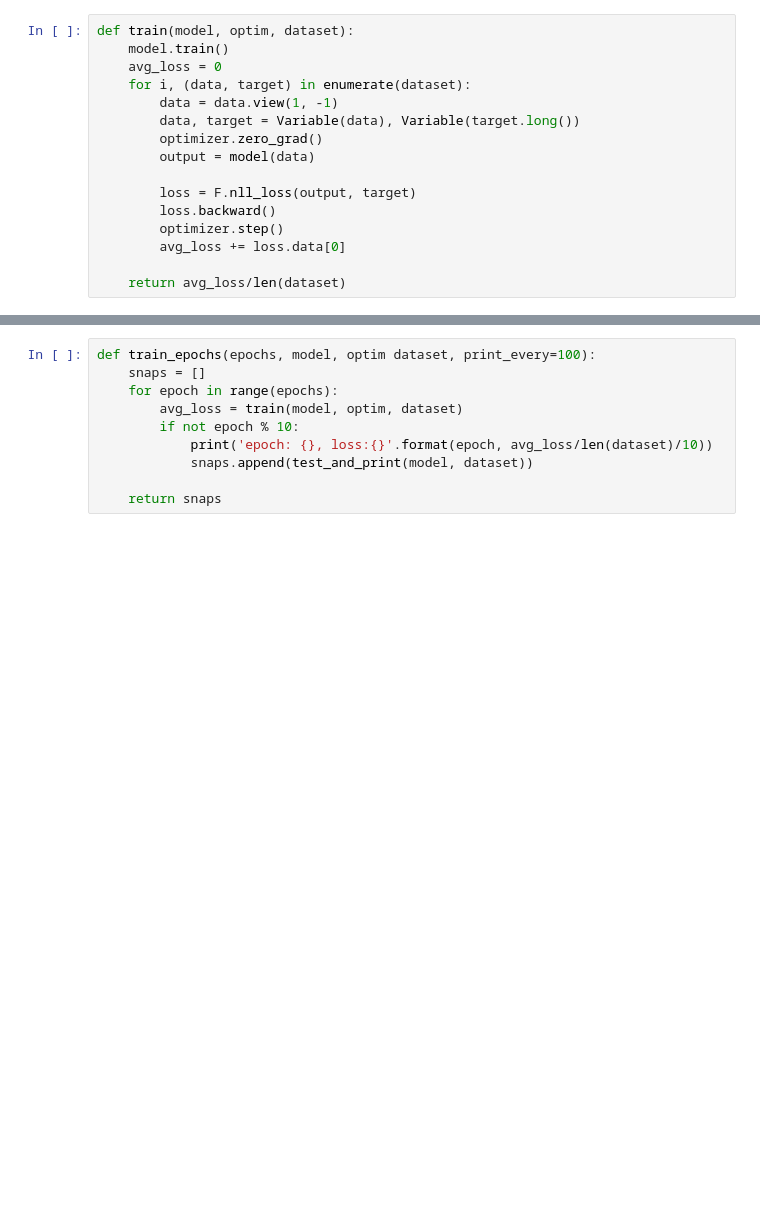
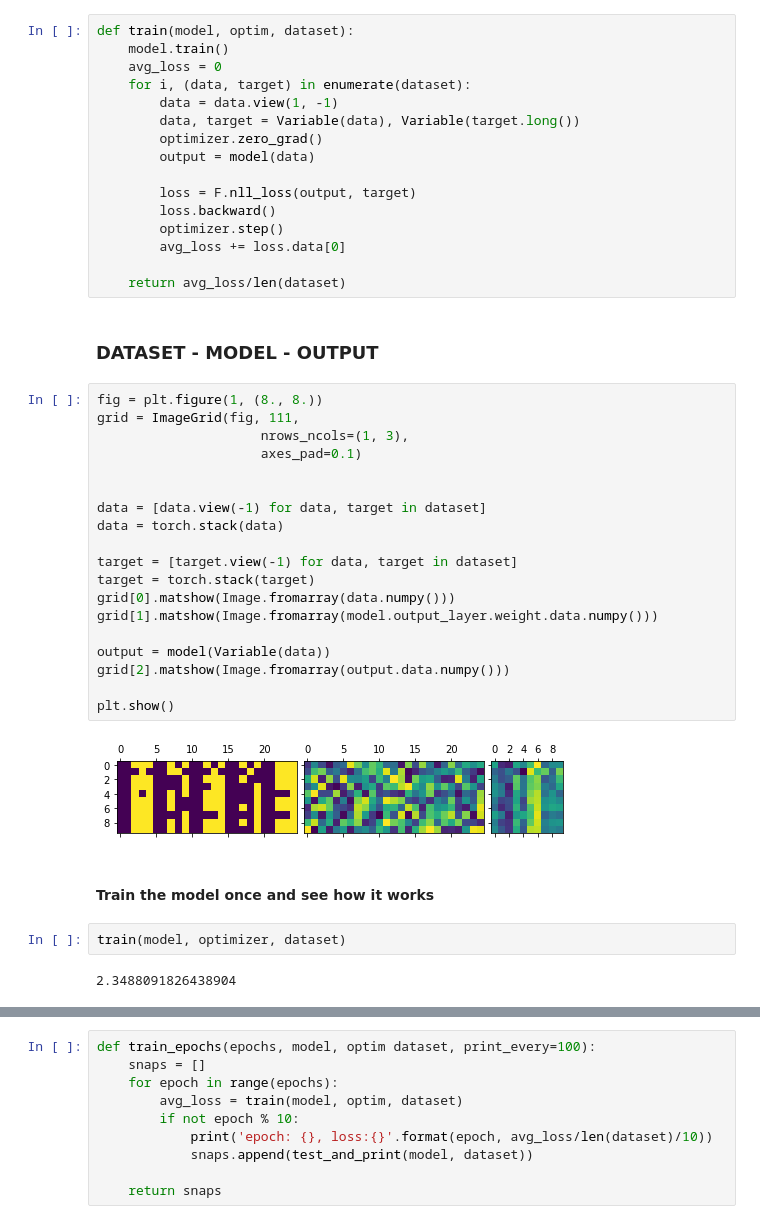
Before and after one commit to hbcbh1999/nn-basics, a Jupyter notebook: VanangamudiMNIST.ipynb, the cells around one changed output, grey strips where cells are left out. Drawn from its saved outputs; the diff is of its cells as text; blank space fills up the shorter version.

```diff
--- a/VanangamudiMNIST.ipynb
+++ b/VanangamudiMNIST.ipynb
@@ -133,3 +143,32 @@ def train(model, optim, dataset):
         avg_loss += loss.data[0]
 
     return avg_loss/len(dataset)
+# %% [markdown]
+### DATASET - MODEL - OUTPUT
+# %%
+fig = plt.figure(1, (8., 8.))
+grid = ImageGrid(fig, 111,
+                     nrows_ncols=(1, 3),
+                     axes_pad=0.1)
+
+
+data = [data.view(-1) for data, target in dataset]
+data = torch.stack(data)
+
+target = [target.view(-1) for data, target in dataset]
+target = torch.stack(target)
+grid[0].matshow(Image.fromarray(data.numpy()))
+grid[1].matshow(Image.fromarray(model.output_layer.weight.data.numpy()))
+
+output = model(Variable(data))
+grid[2].matshow(Image.fromarray(output.data.numpy()))
+
+plt.show()
+# %% [output]
+[figure, added]
+# %% [markdown]
+#### Train the model once and see how it works
+# %%
+train(model, optimizer, dataset)
+# %% [output]
+2.3488091826438904
```
Also changed, not shown: parts of 9 cells of this notebook.
